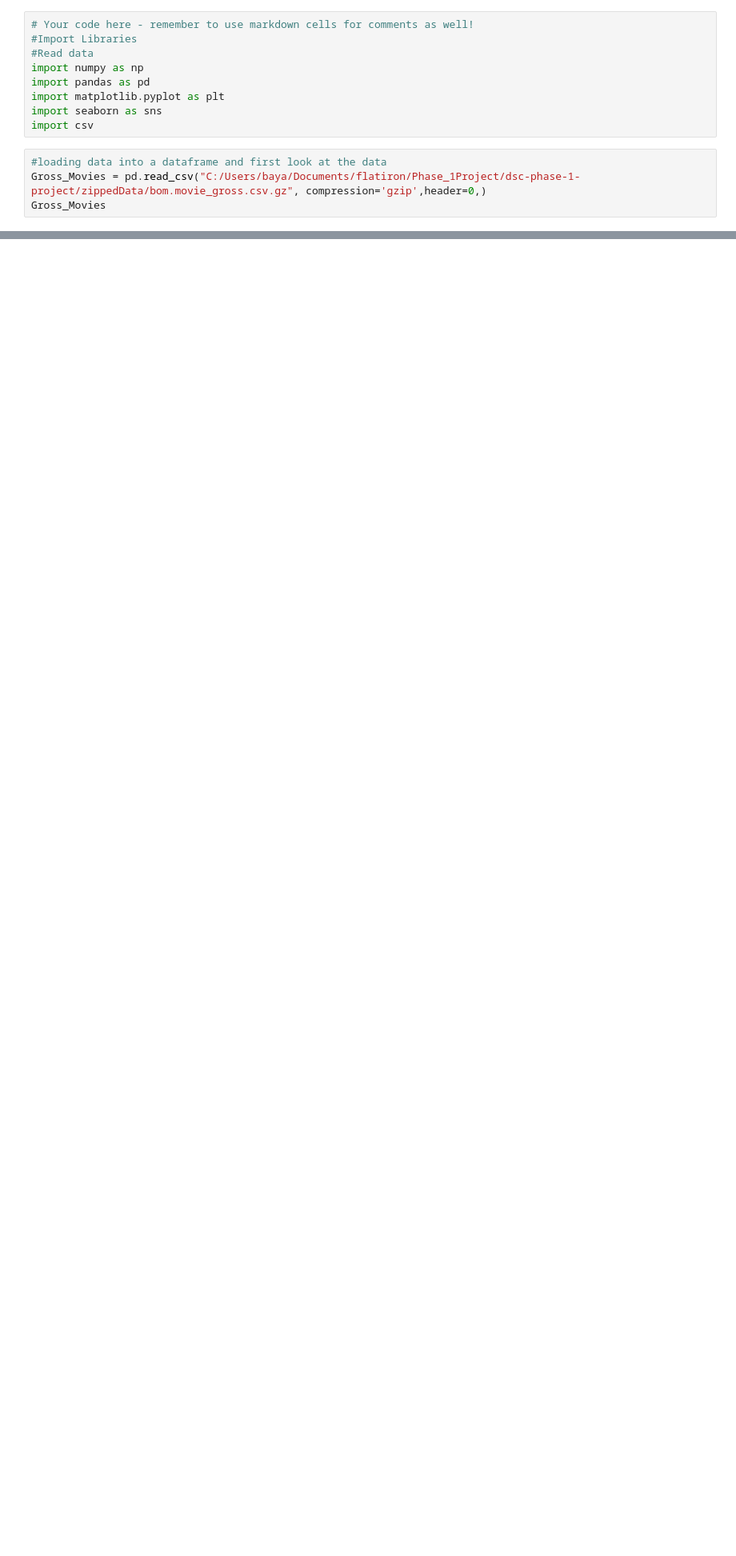
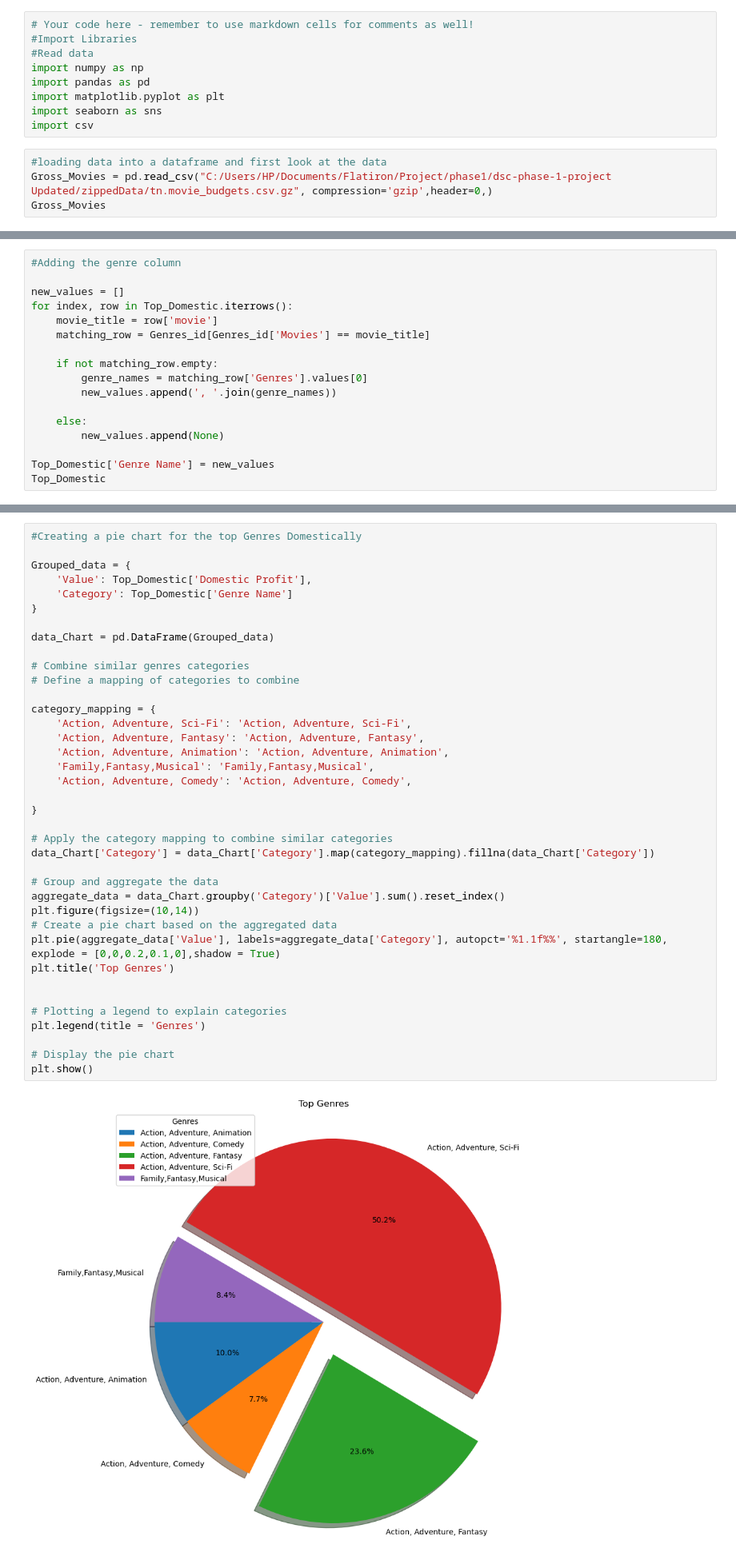
Before and after one commit to dukebaya/dsc-phase-1-project, a Jupyter notebook: student.ipynb, the cells around one changed output, grey strips where cells are left out. Shown: that part at 80% size. Saved outputs shown, nothing was run; the diff lists cells and outputs as text; blank space fills up the shorter version.

```diff
--- a/student.ipynb
+++ b/student.ipynb
@@ -25,6 +47,6 @@ import seaborn as sns
 import csv
 # %%
 #loading data into a dataframe and first look at the data
-Gross_Movies = pd.read_csv("C:/Users/baya/Documents/flatiron/Phase_1Project/dsc-phase-1-project/zippedData/bom.movie_gross.csv.gz", compression='gzip',header=0,)
+Gross_Movies = pd.read_csv("C:/Users/HP/Documents/Flatiron/Project/phase1/dsc-phase-1-project Updated/zippedData/tn.movie_budgets.csv.gz", compression='gzip',header=0,)
 Gross_Movies
 # %% [output]
@@ -527,0 +405,17 @@ memory usage: 271.0+ KB
+# %%
+#Adding the genre column
+
+new_values = []
+for index, row in Top_Domestic.iterrows():
+    movie_title = row['movie']
+    matching_row = Genres_id[Genres_id['Movies'] == movie_title]
+
+    if not matching_row.empty:
+        genre_names = matching_row['Genres'].values[0]
+        new_values.append(', '.join(genre_names))
+
+    else:
+        new_values.append(None)
+
+Top_Domestic['Genre Name'] = new_values
+Top_Domestic
@@ -527,0 +434,40 @@ memory usage: 271.0+ KB
+# %%
+#Creating a pie chart for the top Genres Domestically
+
+Grouped_data = {
+    'Value': Top_Domestic['Domestic Profit'],
+    'Category': Top_Domestic['Genre Name']
+}
+
+data_Chart = pd.DataFrame(Grouped_data)
+
+# Combine similar genres categories
+# Define a mapping of categories to combine
+
+category_mapping = {
+    'Action, Adventure, Sci-Fi': 'Action, Adventure, Sci-Fi',
+    'Action, Adventure, Fantasy': 'Action, Adventure, Fantasy',
+    'Action, Adventure, Animation': 'Action, Adventure, Animation',
+    'Family,Fantasy,Musical': 'Family,Fantasy,Musical',
+    'Action, Adventure, Comedy': 'Action, Adventure, Comedy',
+
+}
+
+# Apply the category mapping to combine similar categories
+data_Chart['Category'] = data_Chart['Category'].map(category_mapping).fillna(data_Chart['Category'])
+
+# Group and aggregate the data
+aggregate_data = data_Chart.groupby('Category')['Value'].sum().reset_index()
+plt.figure(figsize=(10,14))
+# Create a pie chart based on the aggregated data
+plt.pie(aggregate_data['Value'], labels=aggregate_data['Category'], autopct='%1.1f%%', startangle=180, explode = [0,0,0.2,0.1,0],shadow = True)
+plt.title('Top Genres')
+
+
+# Plotting a legend to explain categories
+plt.legend(title = 'Genres')
+
+# Display the pie chart
+plt.show()
+# %% [output]
+[figure, added]
```
Also changed, not shown: parts of 62 cells of this notebook, 4 other files.
